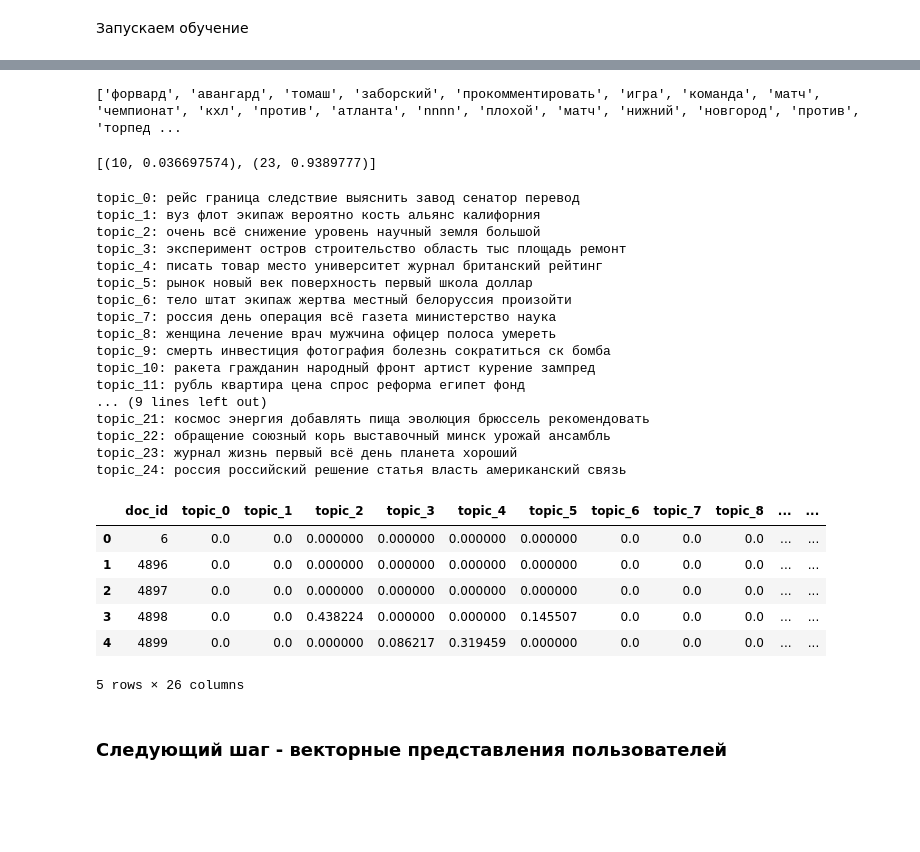
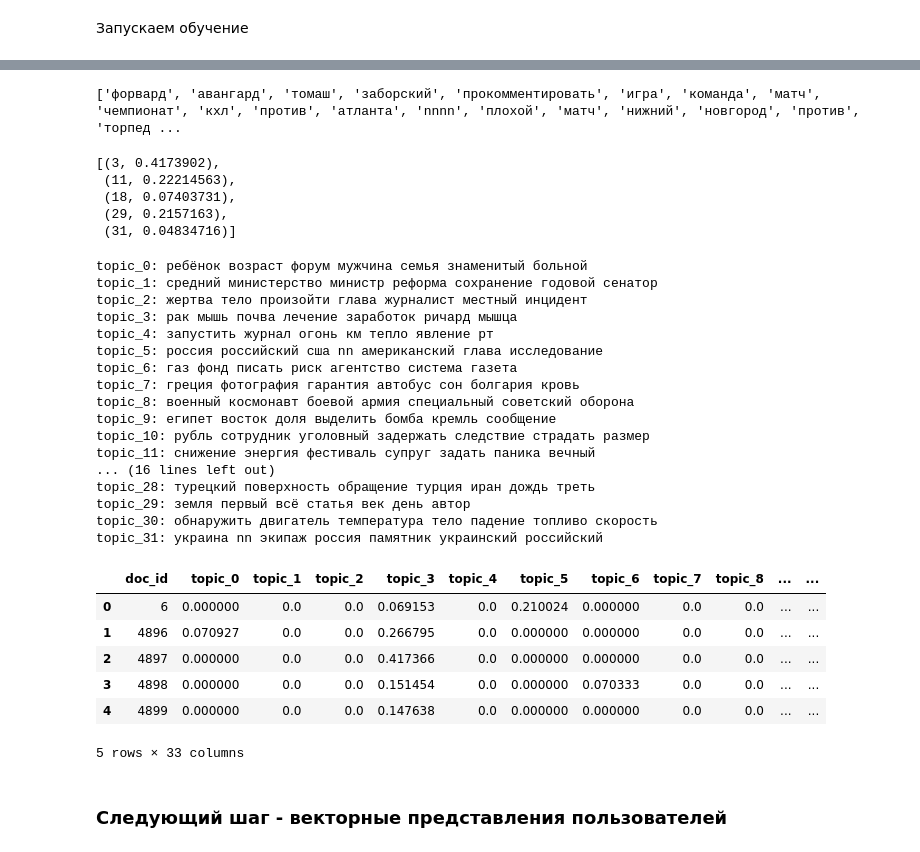
Before and after one commit to mechanic3000/GB_ML_in_busines, a Jupyter notebook: Lesson_02.ipynb, the cells around one changed output, grey strips where cells are left out. Saved outputs shown, nothing was run; the diff lists cells and outputs as text; code cells hidden in the pictures; blank space fills up the shorter version.

```diff
--- a/Lesson_02.ipynb
+++ b/Lesson_02.ipynb
@@ -4,7 +4,7 @@ import pandas as pd
 import warnings
 warnings.filterwarnings('ignore')
 # %%
-news = pd.read_csv("articles.csv")
+news = pd.read_csv("materials.csv")
 print(news.shape)
 news.head(3)
 # %% [output]
@@ -160,6 +160,8 @@ common_dictionary[10]
 from gensim.models import LdaModel
 # %%
 # LdaModel?
+# %%
+topics_count = 32
 # %%
 %%time
 from gensim.models import LdaModel
@@ -186,61 +188,65 @@ print(other_texts[2])
 lda[unseen_doc]
 # %% [output]
 ['форвард', 'авангард', 'томаш', 'заборский', 'прокомментировать', 'игра', 'команда', 'матч', 'чемпионат', 'кхл', 'против', 'атланта', 'nnnn', 'плохой', 'матч', 'нижний', 'новгород', 'против', 'торпед ...
-[(10, 0.036697574), (23, 0.9389777)]
+[(3, 0.4173902),
+ (11, 0.22214563),
+ (18, 0.07403731),
+ (29, 0.2157163),
+ (31, 0.04834716)]
 # %%
-x=lda.show_topics(num_topics=25, num_words=7,formatted=False)
+x=lda.show_topics(num_topics=topics_count, num_words=7,formatted=False)
 topics_words = [(tp[0], [wd[0] for wd in tp[1]]) for tp in x]
 
 #Below Code Prints Only Words
 for topic,words in topics_words:
     print("topic_{}: ".format(topic)+" ".join(words))
 # %% [output]
-topic_0: рейс граница следствие выяснить завод сенатор перевод
-topic_1: вуз флот экипаж вероятно кость альянс калифорния
-topic_2: очень всё снижение уровень научный земля большой
-topic_3: эксперимент остров строительство область тыс площадь ремонт
-topic_4: писать товар место университет журнал британский рейтинг
-topic_5: рынок новый век поверхность первый школа доллар
-topic_6: тело штат экипаж жертва местный белоруссия произойти
-topic_7: россия день операция всё газета министерство наука
-topic_8: женщина лечение врач мужчина офицер полоса умереть
-topic_9: смерть инвестиция фотография болезнь сократиться ск бомба
-topic_10: ракета гражданин народный фронт артист курение зампред
-topic_11: рубль квартира цена спрос реформа египет фонд
-... (9 lines left out)
-topic_21: космос энергия добавлять пища эволюция брюссель рекомендовать
-topic_22: обращение союзный корь выставочный минск урожай ансамбль
-topic_23: журнал жизнь первый всё день планета хороший
-topic_24: россия российский решение статья власть американский связь
+topic_0: ребёнок возраст форум мужчина семья знаменитый больной
+topic_1: средний министерство министр реформа сохранение годовой сенатор
+topic_2: жертва тело произойти глава журналист местный инцидент
+topic_3: рак мышь почва лечение заработок ричард мышца
+topic_4: запустить журнал огонь км тепло явление рт
+topic_5: россия российский сша nn американский глава исследование
+topic_6: газ фонд писать риск агентство система газета
+topic_7: греция фотография гарантия автобус сон болгария кровь
+topic_8: военный космонавт боевой армия специальный советский оборона
+topic_9: египет восток доля выделить бомба кремль сообщение
+topic_10: рубль сотрудник уголовный задержать следствие страдать размер
+topic_11: снижение энергия фестиваль супруг задать паника вечный
+... (16 lines left out)
+topic_28: турецкий поверхность обращение турция иран дождь треть
+topic_29: земля первый всё статья век день автор
+topic_30: обнаружить двигатель температура тело падение топливо скорость
+topic_31: украина nn экипаж россия памятник украинский российский
 # %%
 #text = news['title'].iloc[0]
 
-def get_lda_vector(text):
+def get_lda_vector(text, topics_count):
     unseen_doc = common_dictionary.doc2bow(text)
     lda_tuple = lda[unseen_doc]
     not_null_topics = dict(zip([i[0] for i in lda_tuple], [i[1] for i in lda_tuple]))
 
     output_vector = []
-    for i in range(25):
+    for i in range(topics_count):
         if i not in not_null_topics:
             output_vector.append(0)
         else:
             output_vector.append(not_null_topics[i])
     return np.array(output_vector)
 # %%
-topic_matrix = pd.DataFrame([get_lda_vector(text) for text in news['title'].values])
-topic_matrix.columns = ['topic_{}'.format(i) for i in range(25)]
+topic_matrix = pd.DataFrame([get_lda_vector(text, topics_count) for text in news['title'].values])
+topic_matrix.columns = ['topic_{}'.format(i) for i in range(topics_count)]
 topic_matrix['doc_id'] = news['doc_id'].values
-topic_matrix = topic_matrix[['doc_id']+['topic_{}'.format(i) for i in range(25)]]
+topic_matrix = topic_matrix[['doc_id']+['topic_{}'.format(i) for i in range(topics_count)]]
 topic_matrix.head(5)
 # %% [output]
 |  | doc_id | topic_0 | topic_1 | topic_2 | topic_3 | topic_4 | topic_5 | topic_6 | topic_7 | topic_8 | ... | ... |
-| 0 | 6 | 0.0 | 0.0 | 0.000000 | 0.000000 | 0.000000 | 0.000000 | 0.0 | 0.0 | 0.0 | ... | ... |
-| 1 | 4896 | 0.0 | 0.0 | 0.000000 | 0.000000 | 0.000000 | 0.000000 | 0.0 | 0.0 | 0.0 | ... | ... |
-| 2 | 4897 | 0.0 | 0.0 | 0.000000 | 0.000000 | 0.000000 | 0.000000 | 0.0 | 0.0 | 0.0 | ... | ... |
-| 3 | 4898 | 0.0 | 0.0 | 0.438224 | 0.000000 | 0.000000 | 0.145507 | 0.0 | 0.0 | 0.0 | ... | ... |
-| 4 | 4899 | 0.0 | 0.0 | 0.000000 | 0.086217 | 0.319459 | 0.000000 | 0.0 | 0.0 | 0.0 | ... | ... |
+| 0 | 6 | 0.000000 | 0.0 | 0.0 | 0.069153 | 0.0 | 0.210024 | 0.000000 | 0.0 | 0.0 | ... | ... |
+| 1 | 4896 | 0.070927 | 0.0 | 0.0 | 0.266795 | 0.0 | 0.000000 | 0.000000 | 0.0 | 0.0 | ... | ... |
+| 2 | 4897 | 0.000000 | 0.0 | 0.0 | 0.417366 | 0.0 | 0.000000 | 0.000000 | 0.0 | 0.0 | ... | ... |
+| 3 | 4898 | 0.000000 | 0.0 | 0.0 | 0.151454 | 0.0 | 0.000000 | 0.070333 | 0.0 | 0.0 | ... | ... |
+| 4 | 4899 | 0.000000 | 0.0 | 0.0 | 0.147638 | 0.0 | 0.000000 | 0.000000 | 0.0 | 0.0 | ... | ... |
-5 rows × 26 columns
+5 rows × 33 columns
 # %% [markdown]
 ### Следующий шаг - векторные представления пользователей
 # %%
```
Also changed, not shown: parts of 22 cells of this notebook, 4 other files.
